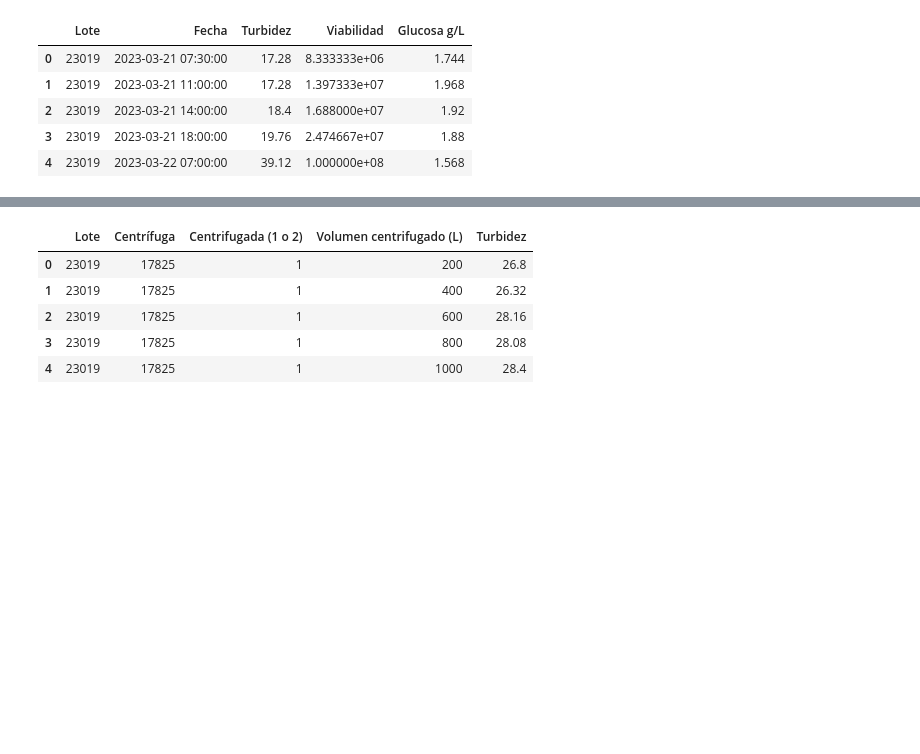
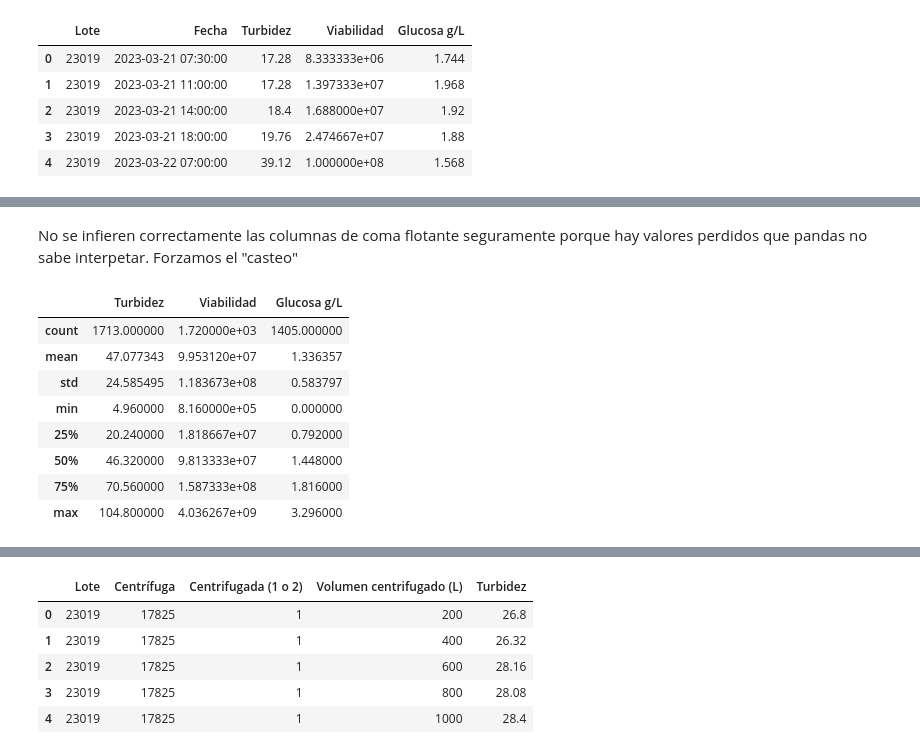
Before and after one commit to nikodyulger/datathon-los-forajidos, a Jupyter notebook: exploracion.ipynb, the cells around one changed output, grey strips where cells are left out. Drawn from its saved outputs; the diff is of its cells as text; code cells hidden in the pictures; blank space fills up the shorter version.

```diff
--- a/exploracion.ipynb
+++ b/exploracion.ipynb
@@ -874,0 +977,3 @@ df_ipc_cultivo.head(5)
+# %%
+df_ipc_cultivo = df_ipc_cultivo[df_ipc_cultivo['Lote'].isin(LOTES)]
+df_ipc_cultivo.shape
@@ -874,0 +997,17 @@ df_ipc_cultivo.head(5)
+# %% [markdown]
+No se infieren correctamente las columnas de coma flotante seguramente porque hay valores perdidos que pandas no sabe interpetar. Forzamos el "casteo"
+# %%
+df_ipc_cultivo['Turbidez'] = pd.to_numeric(df_ipc_cultivo['Turbidez'], errors='coerce')
+df_ipc_cultivo['Glucosa g/L'] = pd.to_numeric(df_ipc_cultivo['Glucosa g/L'], errors='coerce')
+# %%
+df_ipc_cultivo.describe(include=float)
+# %% [output]
+|  | Turbidez | Viabilidad | Glucosa g/L |
+| count | 1713.000000 | 1.720000e+03 | 1405.000000 |
+| mean | 47.077343 | 9.953120e+07 | 1.336357 |
+| std | 24.585495 | 1.183673e+08 | 0.583797 |
+| min | 4.960000 | 8.160000e+05 | 0.000000 |
+| 25% | 20.240000 | 1.818667e+07 | 0.792000 |
+| 50% | 46.320000 | 9.813333e+07 | 1.448000 |
+| 75% | 70.560000 | 1.587333e+08 | 1.816000 |
+| max | 104.800000 | 4.036267e+09 | 3.296000 |
```
Also changed, not shown: parts of 24 cells of this notebook.
